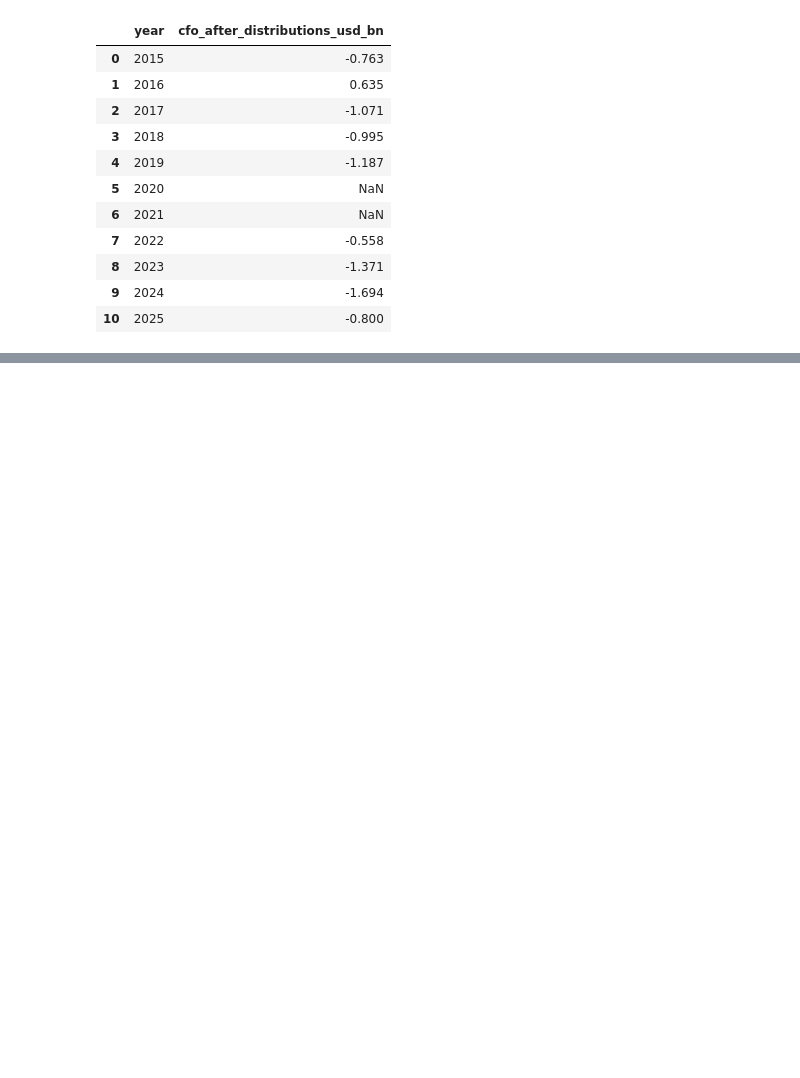
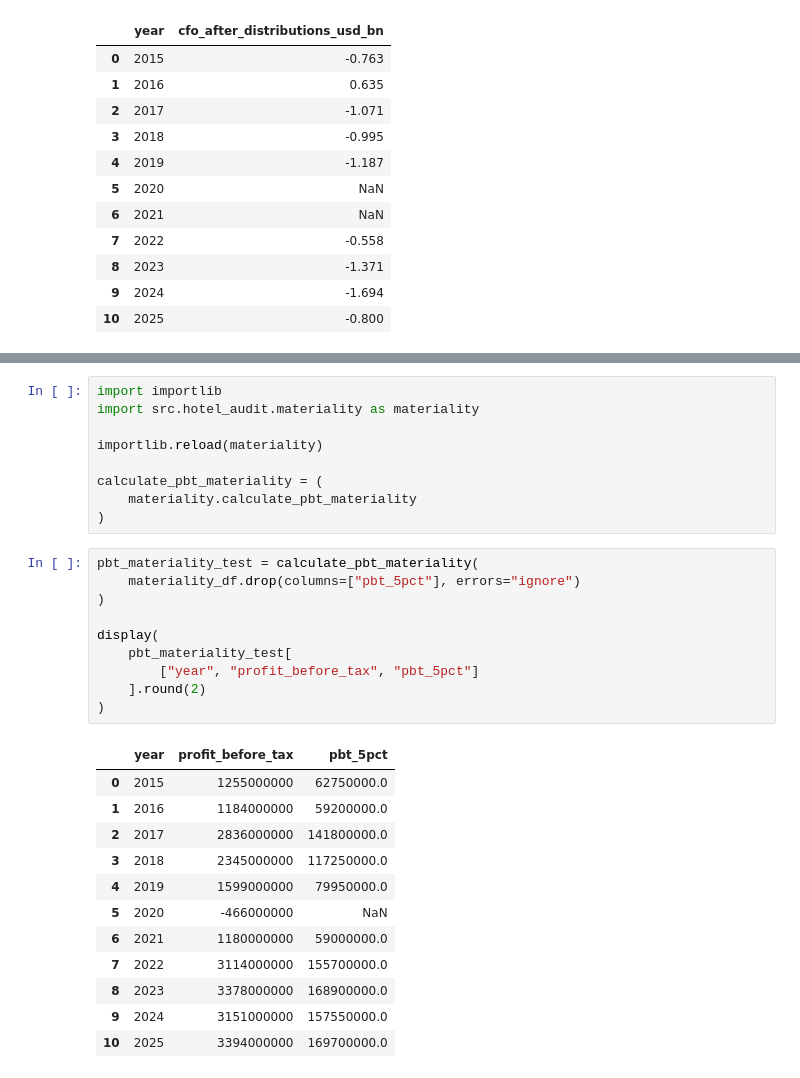
Before and after one commit to cortazar11/hotel_audit_project, a Jupyter notebook: 02_audit-analytics.ipynb, the cells around one changed output, grey strips where cells are left out. Drawn from its saved outputs; the diff is of its cells as text; blank space fills up the shorter version.

```diff
--- a/02_audit-analytics.ipynb
+++ b/02_audit-analytics.ipynb
@@ -10306,0 +10339,32 @@ display(
+# %%
+import importlib
+import src.hotel_audit.materiality as materiality
+
+importlib.reload(materiality)
+
+calculate_pbt_materiality = (
+    materiality.calculate_pbt_materiality
+)
+# %%
+pbt_materiality_test = calculate_pbt_materiality(
+    materiality_df.drop(columns=["pbt_5pct"], errors="ignore")
+)
+
+display(
+    pbt_materiality_test[
+        ["year", "profit_before_tax", "pbt_5pct"]
+    ].round(2)
+)
+# %% [output]
+|  | year | profit_before_tax | pbt_5pct |
+| 0 | 2015 | 1255000000 | 62750000.0 |
+| 1 | 2016 | 1184000000 | 59200000.0 |
+| 2 | 2017 | 2836000000 | 141800000.0 |
+| 3 | 2018 | 2345000000 | 117250000.0 |
+| 4 | 2019 | 1599000000 | 79950000.0 |
+| 5 | 2020 | -466000000 | NaN |
+| 6 | 2021 | 1180000000 | 59000000.0 |
+| 7 | 2022 | 3114000000 | 155700000.0 |
+| 8 | 2023 | 3378000000 | 168900000.0 |
+| 9 | 2024 | 3151000000 | 157550000.0 |
+| 10 | 2025 | 3394000000 | 169700000.0 |
```
Also changed, not shown: parts of 9 cells of this notebook, 4 other files.
